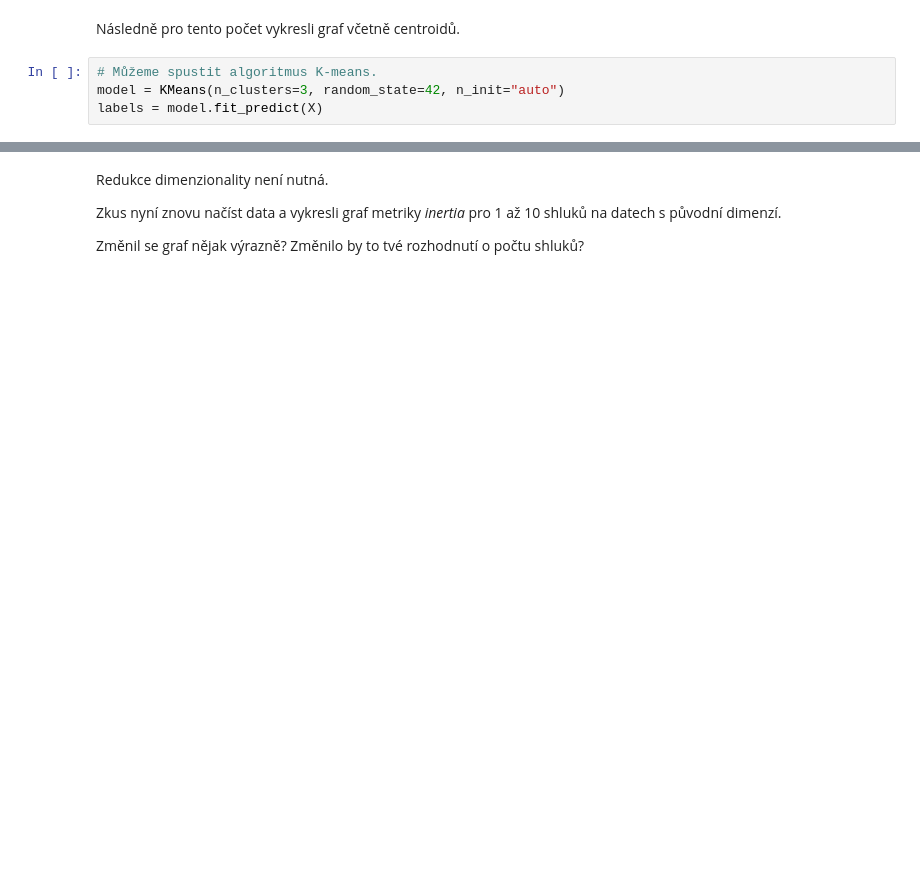
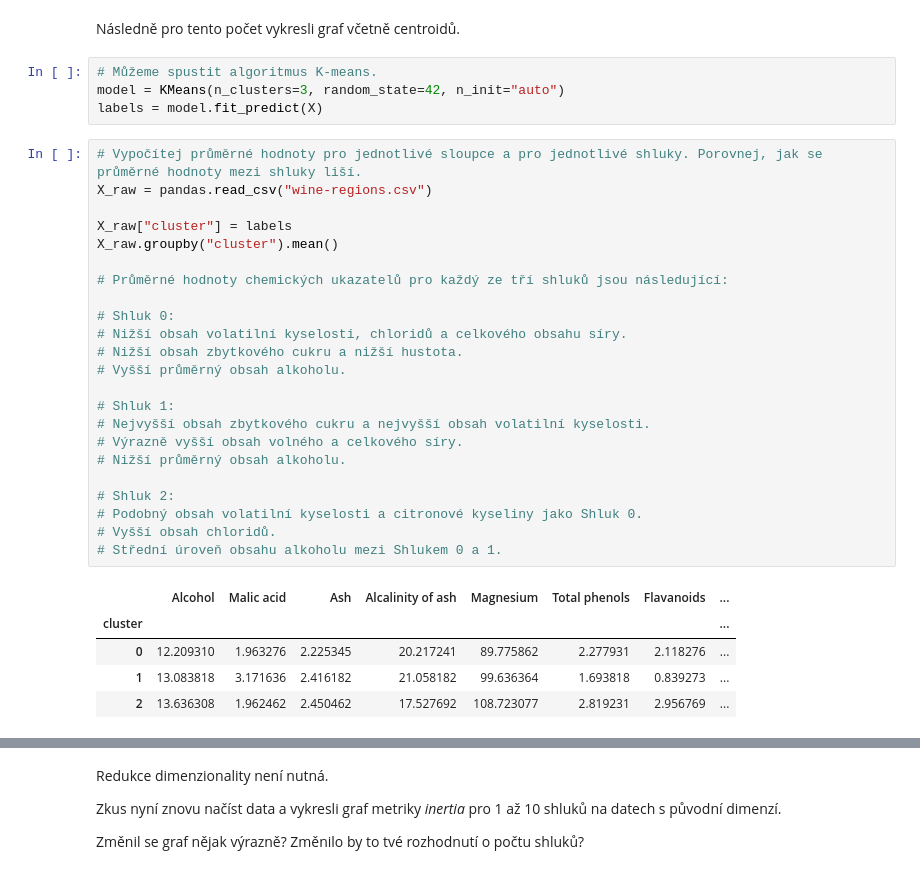
Before and after one commit to AnetaPopelova/czechitas-python-for-data-science, a Jupyter notebook: lekce-11/excs/vzorky-vina.ipynb, the cells around one changed output, grey strips where cells are left out. Cells and saved outputs as stored; diff of their text form; blank space fills up the shorter version.

Commit message:
add mean values

```diff
--- a/lekce-11/excs/vzorky-vina.ipynb
+++ b/lekce-11/excs/vzorky-vina.ipynb
@@ -109,6 +109,35 @@ Následně pro tento počet vykresli graf včetně centroidů.
 # Můžeme spustit algoritmus K-means.
 model = KMeans(n_clusters=3, random_state=42, n_init="auto")
 labels = model.fit_predict(X)
+# %%
+# Vypočítej průměrné hodnoty pro jednotlivé sloupce a pro jednotlivé shluky. Porovnej, jak se průměrné hodnoty mezi shluky liší.
+X_raw = pandas.read_csv("wine-regions.csv")
+
+X_raw["cluster"] = labels
+X_raw.groupby("cluster").mean()
+
+# Průměrné hodnoty chemických ukazatelů pro každý ze tří shluků jsou následující:
+
+# Shluk 0:
+# Nižší obsah volatilní kyselosti, chloridů a celkového obsahu síry.
+# Nižší obsah zbytkového cukru a nižší hustota.
+# Vyšší průměrný obsah alkoholu.
+
+# Shluk 1:
+# Nejvyšší obsah zbytkového cukru a nejvyšší obsah volatilní kyselosti.
+# Výrazně vyšší obsah volného a celkového síry.
+# Nižší průměrný obsah alkoholu.
+
+# Shluk 2:
+# Podobný obsah volatilní kyselosti a citronové kyseliny jako Shluk 0.
+# Vyšší obsah chloridů.
+# Střední úroveň obsahu alkoholu mezi Shlukem 0 a 1.
+# %% [output]
+|  | Alcohol | Malic acid | Ash | Alcalinity of ash | Magnesium | Total phenols | Flavanoids | ... |
+| cluster |  |  |  |  |  |  |  | ... |
+| 0 | 12.209310 | 1.963276 | 2.225345 | 20.217241 | 89.775862 | 2.277931 | 2.118276 | ... |
+| 1 | 13.083818 | 3.171636 | 2.416182 | 21.058182 | 99.636364 | 1.693818 | 0.839273 | ... |
+| 2 | 13.636308 | 1.962462 | 2.450462 | 17.527692 | 108.723077 | 2.819231 | 2.956769 | ... |
 # %%
 # Vykreslení bodů (barva podle příslušnosti ke clusteru)
 plt.scatter(X[:, 0], X[:, 1], c=labels, s=50, cmap="Accent")
```
Also changed, not shown: parts of 7 cells of this notebook.
